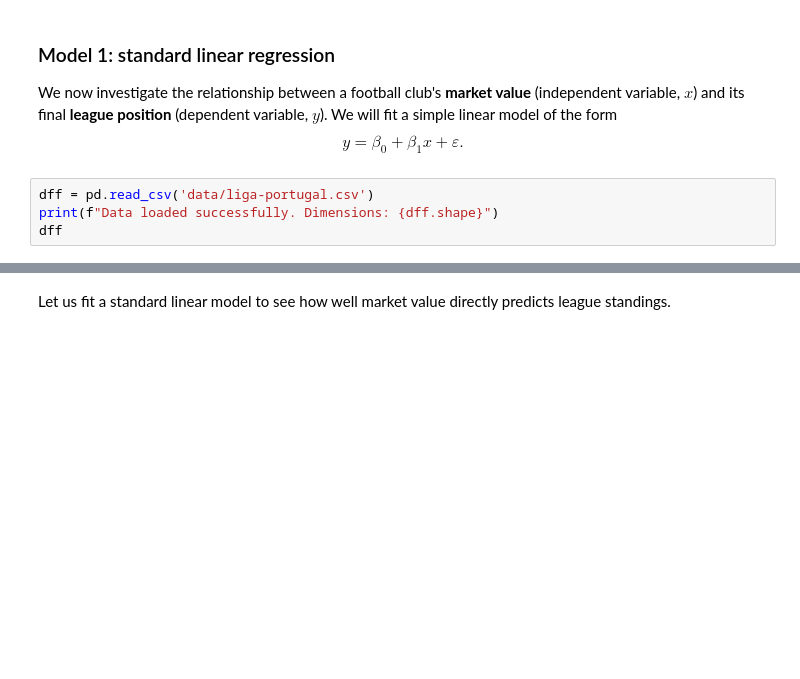
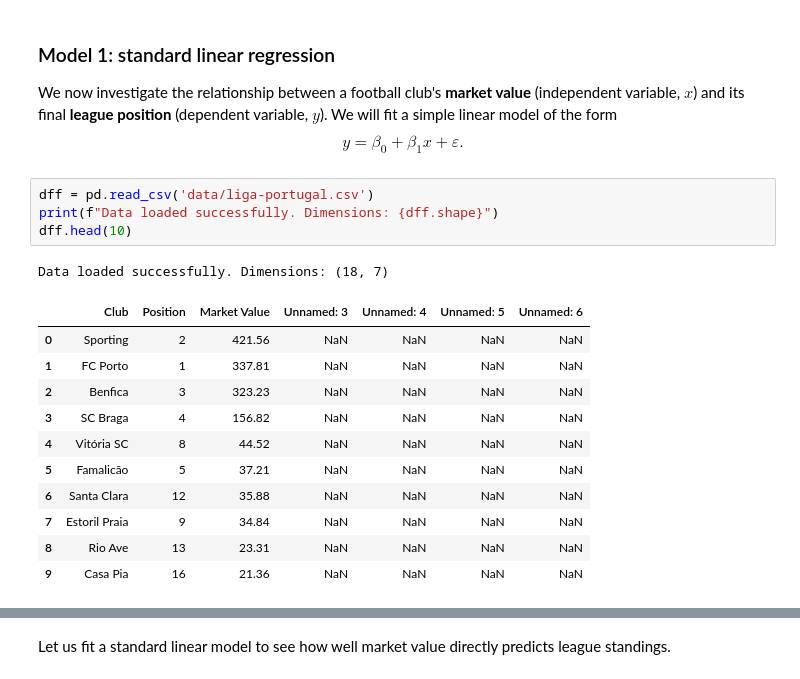
Before and after one commit to NunonuN/ml4research, a Jupyter notebook: notebooks/1+introduction.ipynb, the cells around one changed output, grey strips where cells are left out. Cells and saved outputs as stored; diff of their text form; blank space fills up the shorter version.

Commit message:
:sparkles: Add notebook for day 2 + new data set

```diff
--- a/notebooks/1+introduction.ipynb
+++ b/notebooks/1+introduction.ipynb
@@ -70,7 +107,20 @@ $$
 # %%
 dff = pd.read_csv('data/liga-portugal.csv')
 print(f"Data loaded successfully. Dimensions: {dff.shape}")
-dff
+dff.head(10)
+# %% [output]
+Data loaded successfully. Dimensions: (18, 7)
+|  | Club | Position | Market Value | Unnamed: 3 | Unnamed: 4 | Unnamed: 5 | Unnamed: 6 |
+| 0 | Sporting | 2 | 421.56 | NaN | NaN | NaN | NaN |
+| 1 | FC Porto | 1 | 337.81 | NaN | NaN | NaN | NaN |
+| 2 | Benfica | 3 | 323.23 | NaN | NaN | NaN | NaN |
+| 3 | SC Braga | 4 | 156.82 | NaN | NaN | NaN | NaN |
+| 4 | Vitória SC | 8 | 44.52 | NaN | NaN | NaN | NaN |
+| 5 | Famalicão | 5 | 37.21 | NaN | NaN | NaN | NaN |
+| 6 | Santa Clara | 12 | 35.88 | NaN | NaN | NaN | NaN |
+| 7 | Estoril Praia | 9 | 34.84 | NaN | NaN | NaN | NaN |
+| 8 | Rio Ave | 13 | 23.31 | NaN | NaN | NaN | NaN |
+| 9 | Casa Pia | 16 | 21.36 | NaN | NaN | NaN | NaN |
 # %%
 plt.figure(figsize=(8, 4))
 plt.scatter(dff['Market Value'], dff['Position'], color='steelblue')
```
Also changed, not shown: parts of 13 cells of this notebook, 2 other files.
